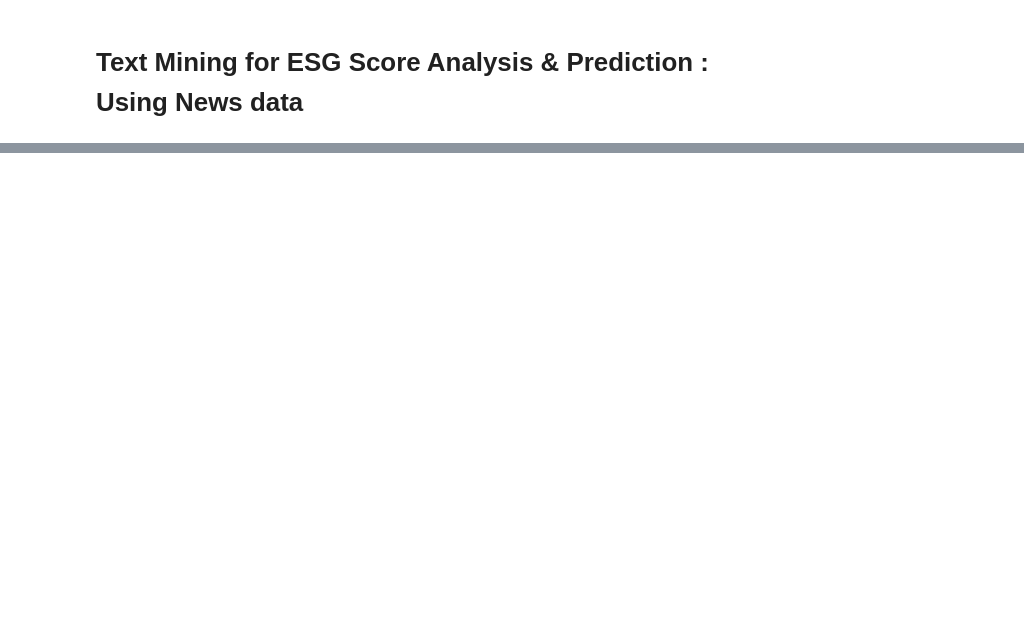
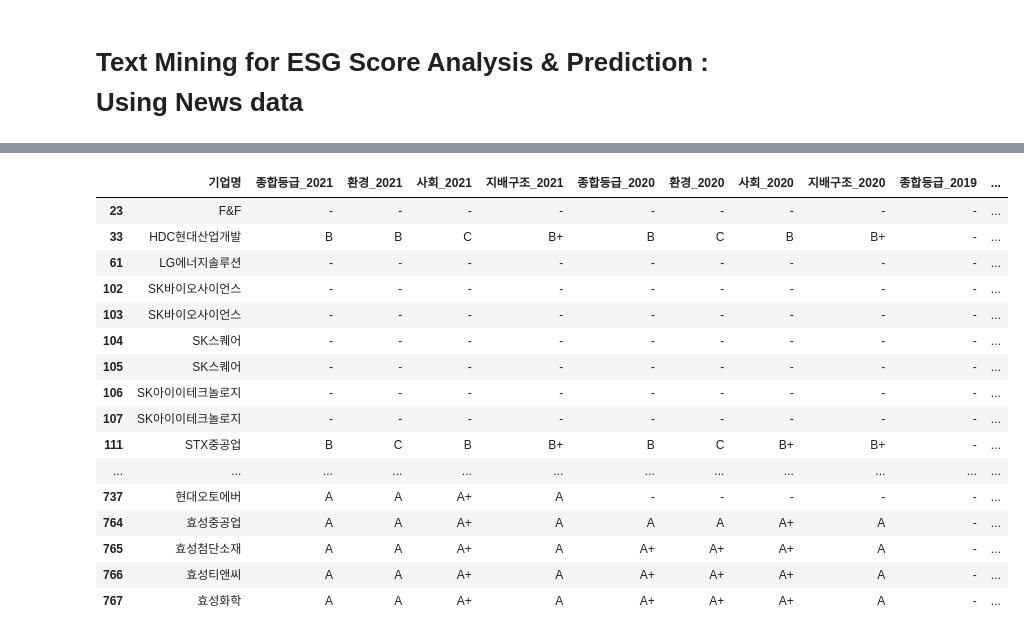
Before and after one commit to kimjuii/LIS3821, a Jupyter notebook: lab/project.ipynb, the cells around one changed output, grey strips where cells are left out. Drawn from its saved outputs; the diff is of its cells as text; code cells hidden in the pictures; blank space fills up the shorter version.

```diff
--- a/lab/project.ipynb
+++ b/lab/project.ipynb
@@ -60,0 +108,7 @@ for i in ragne(1,5):
+# %%
+df_2021 = df_ESG_2021.copy()
+df_2020 = df_ESG_2020.copy()
+df_2019 = df_ESG_2019.copy()
+# %%
+df_m = pd.merge(df_2021, df_2020, on='기업명', how='inner', suffixes=('_2021', '_2020'))
+df_m.head()
@@ -60,0 +122,3 @@ for i in ragne(1,5):
+# %%
+df_2019.rename(columns={'종합등급':'종합등급_2019', '환경': '환경_2019', '사회':'사회_2019', '지배구조':'지배구조_2019'}, inplace=True)
+df_2019.head()
@@ -60,0 +132,3 @@ for i in ragne(1,5):
+# %%
+df_ESG = df_m.merge(df_2019, on = '기업명', how='inner')
+df_ESG.head()
@@ -60,0 +165,27 @@ for i in ragne(1,5):
+# %%
+year1 = '_2021'
+year2 = '_2020'
+year3 = '_2019'
+condition1 = (df_ESG[f'종합등급{year1}'] == '-') | (df_ESG[f'환경{year1}'] == '-') | (df_ESG[f'사회{year1}'] == '-') | (df_ESG[f'지배구조{year1}'] == '-')
+condition2 = (df_ESG[f'종합등급{year2}'] == '-') | (df_ESG[f'환경{year2}'] == '-') | (df_ESG[f'사회{year2}'] == '-') | (df_ESG[f'지배구조{year2}'] == '-')
+condition3 = (df_ESG[f'종합등급{year3}'] == '-') | (df_ESG[f'환경{year3}'] == '-') | (df_ESG[f'사회{year3}'] == '-') | (df_ESG[f'지배구조{year3}'] == '-')
+
+df_ESG[condition1 | condition2 | condition3]
+# %% [output]
+|  | 기업명 | 종합등급_2021 | 환경_2021 | 사회_2021 | 지배구조_2021 | 종합등급_2020 | 환경_2020 | 사회_2020 | 지배구조_2020 | 종합등급_2019 | ... |
+| 23 | F&F | - | - | - | - | - | - | - | - | - | ... |
+| 33 | HDC현대산업개발 | B | B | C | B+ | B | C | B | B+ | - | ... |
+| 61 | LG에너지솔루션 | - | - | - | - | - | - | - | - | - | ... |
+| 102 | SK바이오사이언스 | - | - | - | - | - | - | - | - | - | ... |
+| 103 | SK바이오사이언스 | - | - | - | - | - | - | - | - | - | ... |
+| 104 | SK스퀘어 | - | - | - | - | - | - | - | - | - | ... |
+| 105 | SK스퀘어 | - | - | - | - | - | - | - | - | - | ... |
+| 106 | SK아이이테크놀로지 | - | - | - | - | - | - | - | - | - | ... |
+| 107 | SK아이이테크놀로지 | - | - | - | - | - | - | - | - | - | ... |
+| 111 | STX중공업 | B | C | B | B+ | B | C | B+ | B+ | - | ... |
+| ... | ... | ... | ... | ... | ... | ... | ... | ... | ... | ... | ... |
+| 737 | 현대오토에버 | A | A | A+ | A | - | - | - | - | - | ... |
+| 764 | 효성중공업 | A | A | A+ | A | A | A | A+ | A | - | ... |
+| 765 | 효성첨단소재 | A | A | A+ | A | A+ | A+ | A+ | A | - | ... |
+| 766 | 효성티앤씨 | A | A | A+ | A | A+ | A+ | A+ | A | - | ... |
+| 767 | 효성화학 | A | A | A+ | A | A+ | A+ | A+ | A | - | ... |
```
Also changed, not shown: parts of 20 cells of this notebook, 1 other file.
